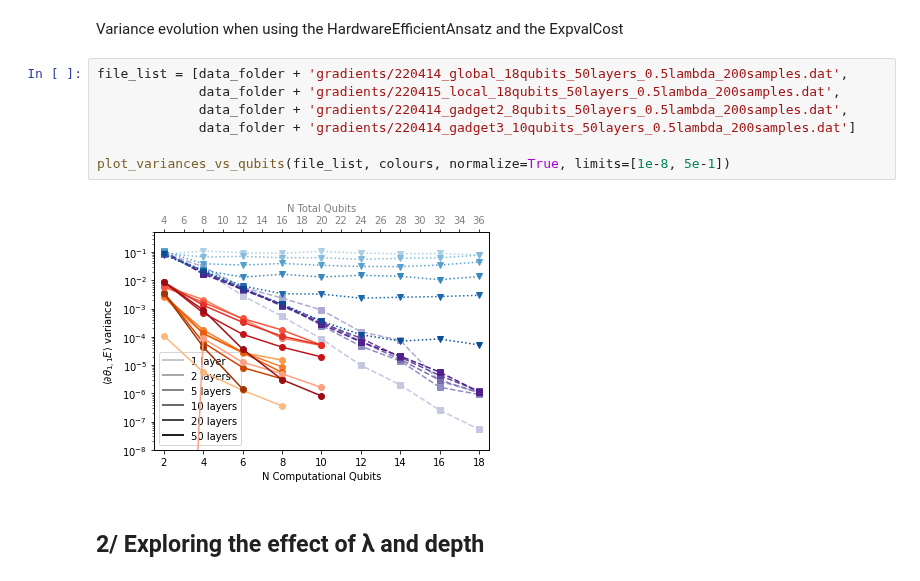
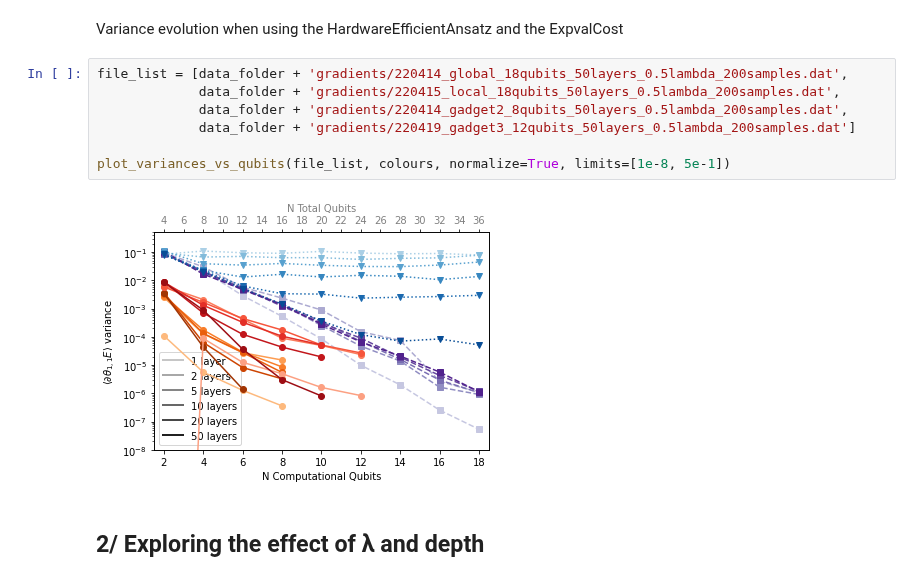
Before and after one commit to SimonCichy/barren-gadgets, a Jupyter notebook: plotting/relevant_results.ipynb, the cells around one changed output. Cells and saved outputs as stored; diff of their text form.

```diff
--- a/plotting/relevant_results.ipynb
+++ b/plotting/relevant_results.ipynb
@@ -116,12 +116,12 @@ Variance evolution when using the HardwareEfficientAnsatz and the ExpvalCost
 # %%
 file_list = [data_folder + 'gradients/220414_global_18qubits_50layers_0.5lambda_200samples.dat',
              data_folder + 'gradients/220415_local_18qubits_50layers_0.5lambda_200samples.dat',
              data_folder + 'gradients/220414_gadget2_8qubits_50layers_0.5lambda_200samples.dat',
-             data_folder + 'gradients/220414_gadget3_10qubits_50layers_0.5lambda_200samples.dat']
+             data_folder + 'gradients/220419_gadget3_12qubits_50layers_0.5lambda_200samples.dat']
 
 plot_variances_vs_qubits(file_list, colours, normalize=True, limits=[1e-8, 5e-1])
 # %% [output]
-[figure, old version]
+[figure, new version]
 # %% [markdown]
 2/ Exploring the effect of λ and depth
 -------------
```
Also changed, not shown: parts of 7 cells of this notebook, 2 other files.
